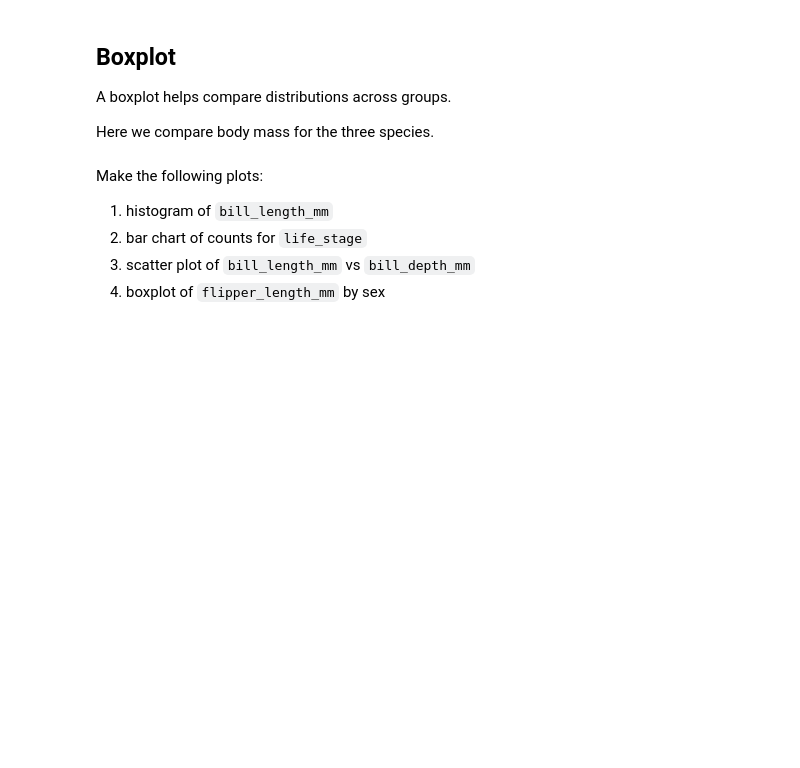
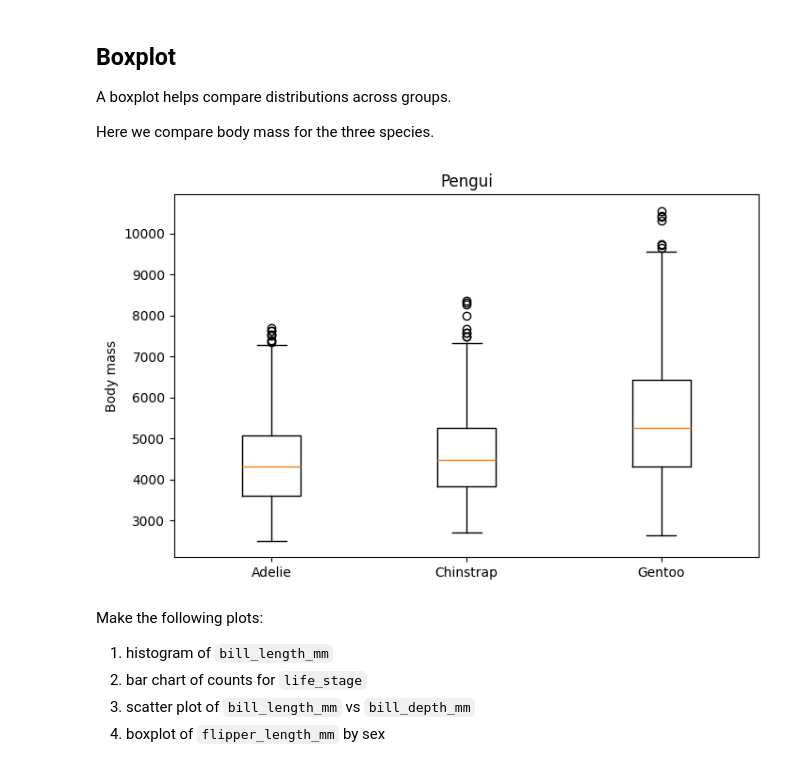
Before and after one commit to UBDS-3/Basic-python-2026, a Jupyter notebook: day5/Day 5 solutions.ipynb, the cells around one changed output. Saved outputs shown, nothing was run; the diff lists cells and outputs as text; code cells hidden in the pictures; blank space fills up the shorter version.

```diff
--- a/day5/Day 5 solutions.ipynb
+++ b/day5/Day 5 solutions.ipynb
@@ -168,6 +524,19 @@ Here we compare:
 A boxplot helps compare distributions across groups.
 
 Here we compare body mass for the three species.
+# %%
+adelie_mass = df[df["species"] == "Adelie"]["body_mass_g"]
+chinstrap_mass = df[df["species"] == "Chinstrap"]["body_mass_g"]
+gentoo_mass = df[df["species"] == "Gentoo"]["body_mass_g"]
+
+plt.figure(figsize=(8, 5))
+data_box=[adelie_mass, chinstrap_mass, gentoo_mass]
+plt.boxplot(data_box, labels=["Adelie", "Chinstrap", "Gentoo"])
+plt.title("Pengui")
+plt.ylabel("Body mass")
+plt.show()
+# %% [output]
+[figure, added]
 # %% [markdown]
 Make the following plots:
 
```
Also changed, not shown: parts of 87 cells of this notebook, 8 other files.
